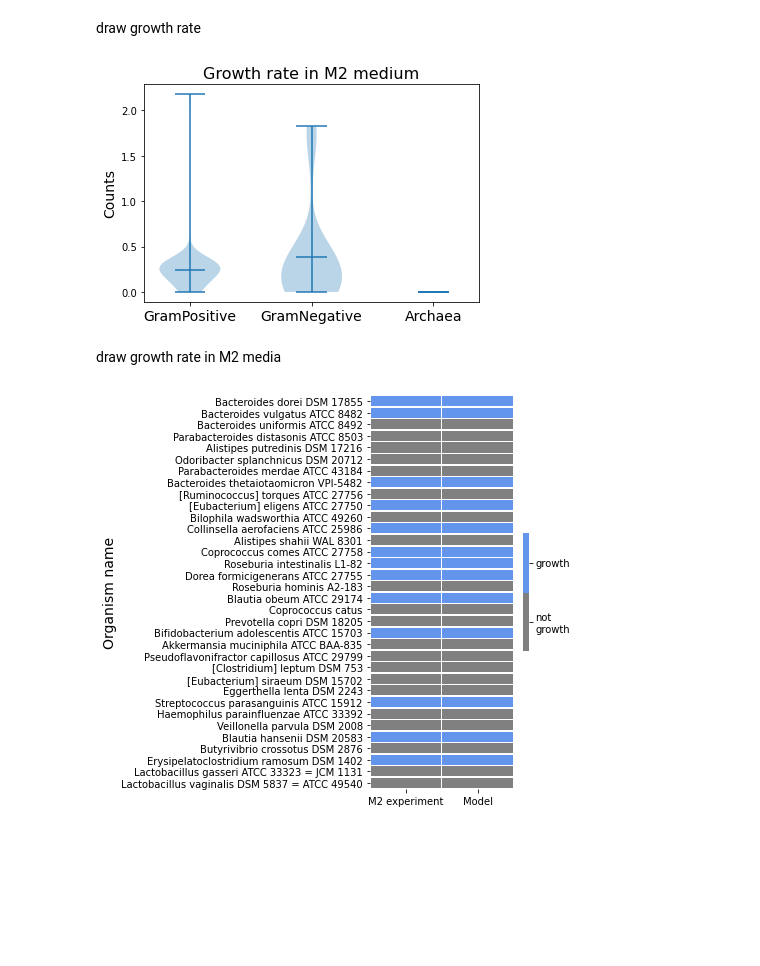
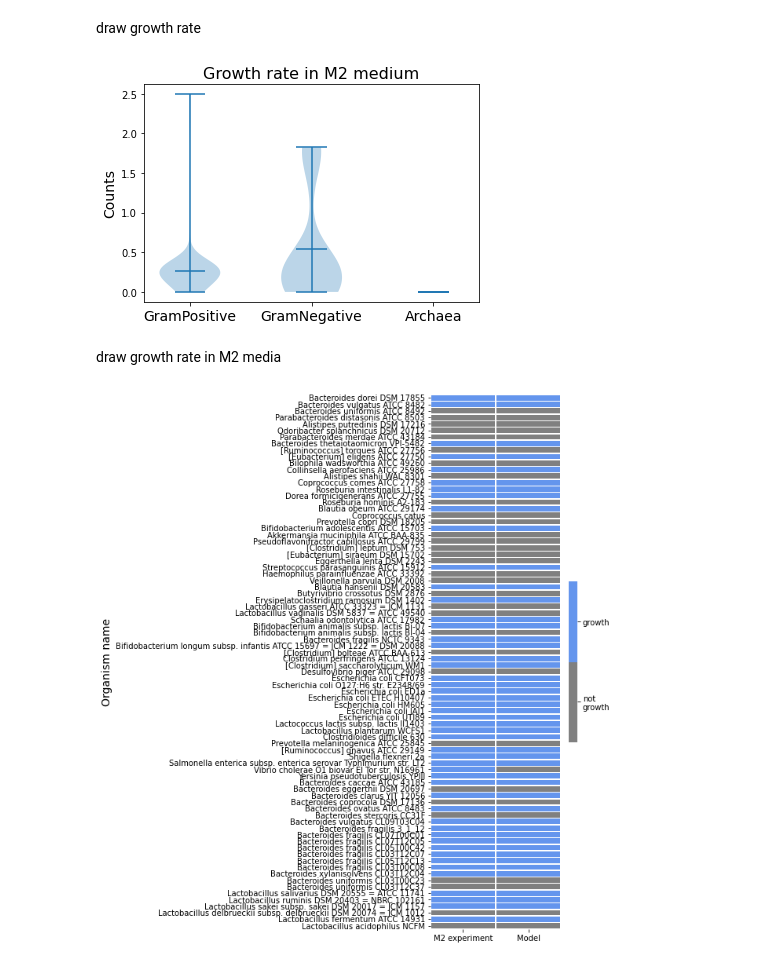
Before and after one commit to JunGeng/Microbiota-D3, a Jupyter notebook: code/draft_GEMs/overview_model.ipynb, the cells around one changed output. Cells and saved outputs as stored; diff of their text form; code cells hidden in the pictures; blank space fills up the shorter version.

Commit message:
feat: gap fill addition species

```diff
--- a/code/draft_GEMs/overview_model.ipynb
+++ b/code/draft_GEMs/overview_model.ipynb
@@ -15,7 +15,8 @@ os.chdir('../../data/')
 # %% [markdown]
 load species table...
 # %%
-species_table = 'species.tsv'
+# species_table = 'species.tsv'
+species_table = 'species_with_addition.tsv'
 species_df = pd.read_csv(species_table, sep='\t')
 name_list = list(species_df['file_name'])
 input_dir_1 = 'draft_GEMs/model_version_1.0/'
@@ -105,42 +118,42 @@ axs.set_title('Growth rate in M2 medium', fontsize=16)
 # axs.set_xlabel('Four separate samples')
 axs.set_ylabel('Counts', fontsize=14)
 plt.setp(axs, xticks=[y + 1 for y in range(3)],
-         xticklabels=['GramPositive', 'GramNegative', 'Archaea','Gap_filled'], )
+         xticklabels=['GramPositive', 'GramNegative', 'Archaea'], )
 axs.tick_params(axis='x', which='major', labelsize=14)
 
 plt.show()
 # %% [output]
-[figure, old version]
+[figure, new version]
 # %% [markdown]
 draw growth rate in M2 media
 # %%
 temp_df = species_df.loc[(~species_df['M2'].isnull()),['organism_name','M2','version_1_growth_rate']]
 temp_df['M2 experiment'] = 1
 temp_df.loc[(temp_df['M2']=='0'),'M2 experiment'] = 0
 temp_df['Model'] = temp_df['version_1_growth_rate']
 temp_df.loc[(temp_df['version_1_growth_rate']>0.001),'Model'] = 1
 
 
 temp_df.index = temp_df['organism_name']
 temp_df = temp_df[['M2 experiment','Model']]
 # plt.imshow(a, cmap='hot', interpolation='nearest')
 # plt.show()
 import matplotlib.colors as mcolors
 
 cmap, norm = mcolors.from_levels_and_colors([0, 0.5, 1], ['grey','CornflowerBlue' ])
 # plt.pcolor(temp_df)
 
-plt.figure(figsize=(6.5, 6))
+plt.figure(figsize=(9, 10))
 ax = sns.heatmap(temp_df, cmap=cmap, linewidths=0.5, cbar_kws={"shrink": .30})
 ax.set_ylabel('Organism name', fontsize=14)
 
 plt.yticks(np.arange(0.5, len(temp_df.index), 1), temp_df.index,fontsize=10)
 plt.xticks(np.arange(0.5, len(temp_df.columns), 1), temp_df.columns)
 cbar = ax.collections[0].colorbar
 cbar.set_ticks([0.25,  .75, ])
 cbar.set_ticklabels(['not\ngrowth','growth'])
 plt.tight_layout()
 plt.show()
 plt.close()
 # %% [output]
-[figure, old version]
+[figure, new version]
```
Also changed, not shown: parts of 3 cells of this notebook, 4 other files.
